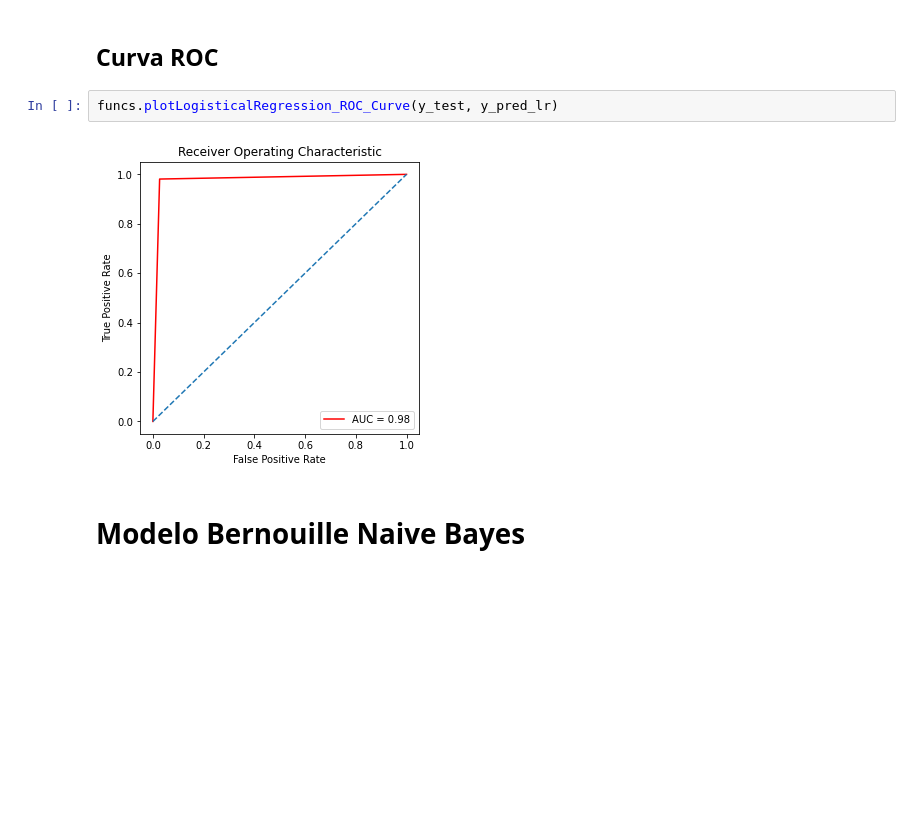
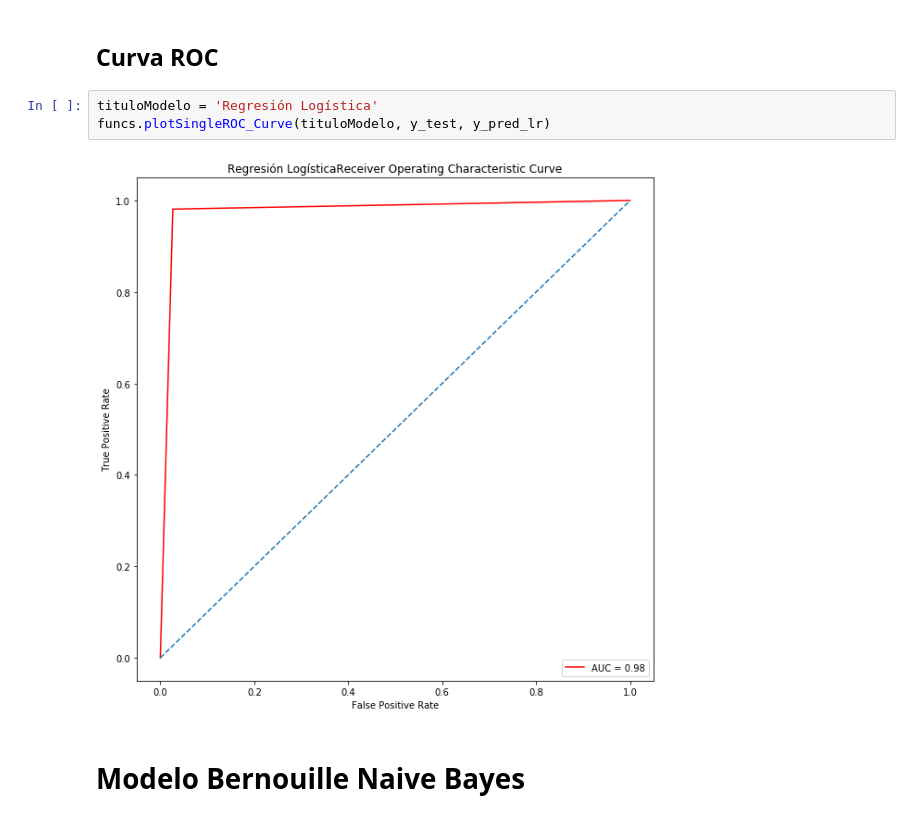
Before and after one commit to rdgagliano/DataScience-Grupo3, a Jupyter notebook: _01_Mushrooms Análisis Ini.ipynb, the cells around one changed output. Drawn from its saved outputs; the diff is of its cells as text; blank space fills up the shorter version.

```diff
--- a/_01_Mushrooms Análisis Ini.ipynb
+++ b/_01_Mushrooms Análisis Ini.ipynb
@@ -664,9 +666,10 @@ array([[ 953,   26],
 # %% [markdown]
 ## Curva ROC
-# %%
-funcs.plotLogisticalRegression_ROC_Curve(y_test, y_pred_lr)
-# %% [output]
-[figure, removed]
+# %%
+tituloModelo = 'Regresión Logística'
+funcs.plotSingleROC_Curve(tituloModelo, y_test, y_pred_lr)
+# %% [output]
+[figure, added]
 # %% [markdown]
 # Modelo Bernouille Naive Bayes
 # %% [markdown]
```
Also changed, not shown: parts of 28 cells of this notebook, 1 other file.
